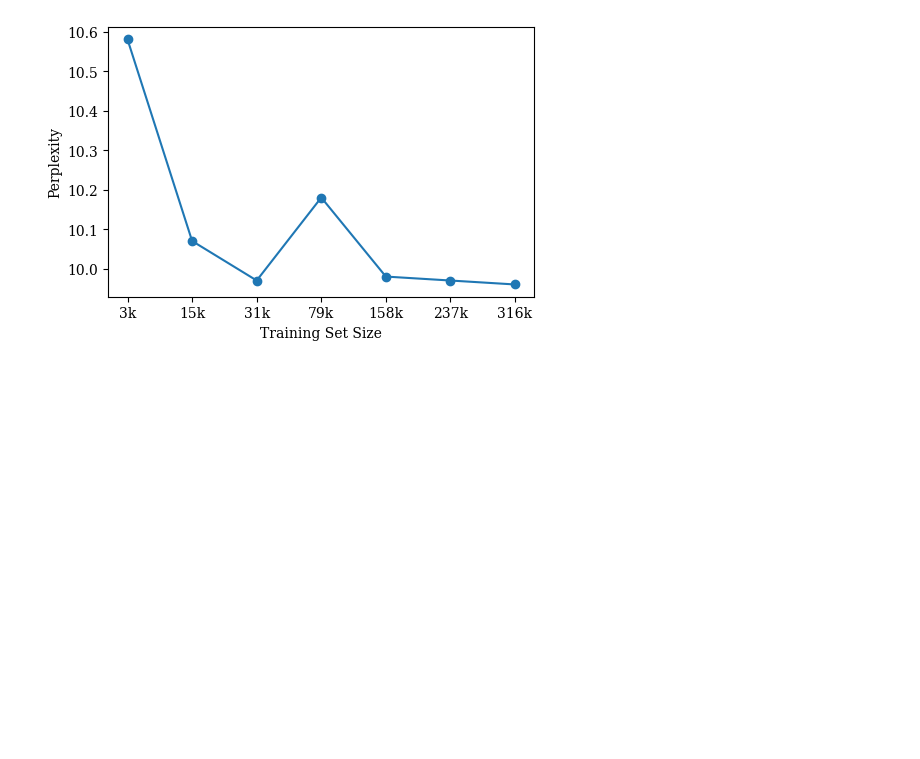
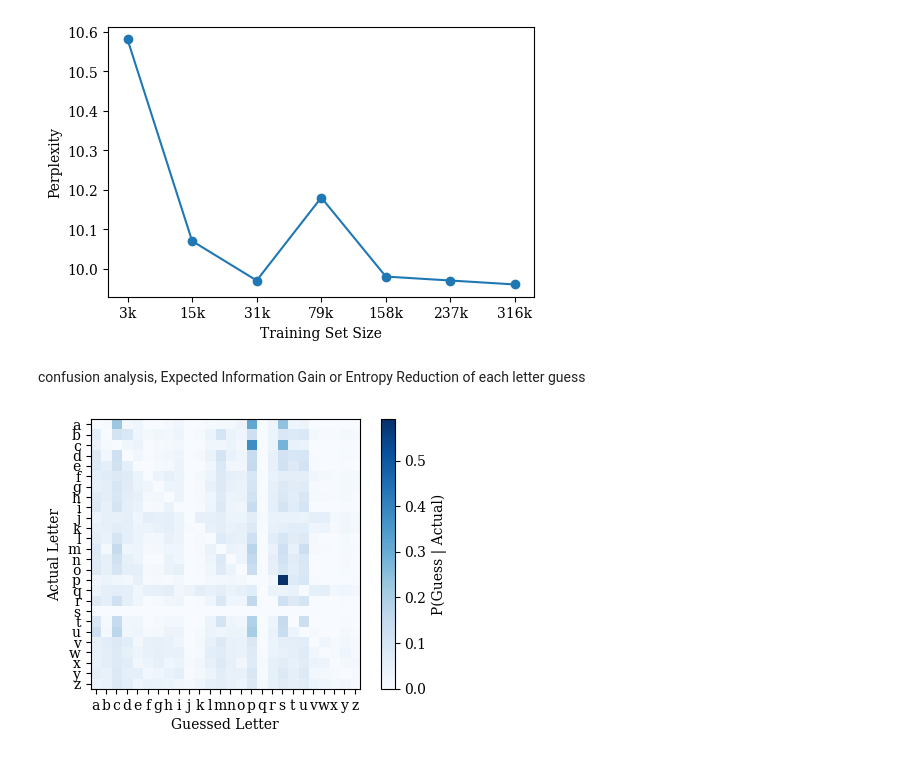
Before and after one commit to mindphil/mml, a Jupyter notebook: hangman/report_drafting.ipynb, the cells around one changed output. Cells and saved outputs as stored; diff of their text form; code cells hidden in the pictures; blank space fills up the shorter version.

```diff
--- a/hangman/report_drafting.ipynb
+++ b/hangman/report_drafting.ipynb
@@ -164,7 +165,7 @@ fractions = [0.01, 0.05, 0.1, 0.25, 0.5, 0.75, 1.0]
 for frac in fractions:
     subset = train_set[:int(len(train_set) * frac)]
     models = {}
-    for n in range(1, 4):
+    for n in range(1, 6):
         padded = process(subset, n)
         models[n] = train(padded, n)
     lam = optimize_lambdas(held_out[:100], models, step=0.1)
@@ -209,3 +210,5 @@ plt.savefig('perplexity_vs_training_size.pdf', bbox_inches='tight')
 plt.show()
 # %% [output]
 [figure]
+# %% [markdown]
+confusion analysis, Expected Information Gain or Entropy Reduction of each letter guess
@@ -211,0 +237,30 @@ plt.show()
+# %%
+all_confusion = []
+for word in test_set:
+    m, conf = play_game_detailed(word, models, solver, lambdas)
+    all_confusion.extend(conf)
+
+letters = 'abcdefghijklmnopqrstuvwxyz'
+matrix = np.zeros((26, 26))
+#since i know the size (only 26 letters in the alphabet), it's cleaner to use a numpy array as opposed to nested dict. like elsewhere
+for guessed, actual in all_confusion:
+    g_idx = letters.index(guessed)
+    a_idx = letters.index(actual)
+    matrix[a_idx][g_idx] += 1
+row_sums = matrix.sum(axis=1, keepdims=True)
+row_sums[row_sums == 0] = 1  # avoid division by zero
+matrix_norm = matrix / row_sums
+
+plt.imshow(matrix_norm, cmap='Blues')
+plt.xticks(range(26), list(letters))
+plt.yticks(range(26), list(letters))
+plt.xlabel("Guessed Letter")
+plt.ylabel("Actual Letter")
+plt.colorbar(label='P(Guess | Actual)')
+#plt.savefig('confusion_heatmap.pdf', bbox_inches='tight')
+plt.show()
+
+#remark, I'm averaging over very different "regimes" of model behavior,
+# the vertical banding might be driven primarily by the early-game frequency-based guesses washing out the later conditional ones.
+# %% [output]
+[figure, added]
```
Also changed, not shown: parts of 10 cells of this notebook.
